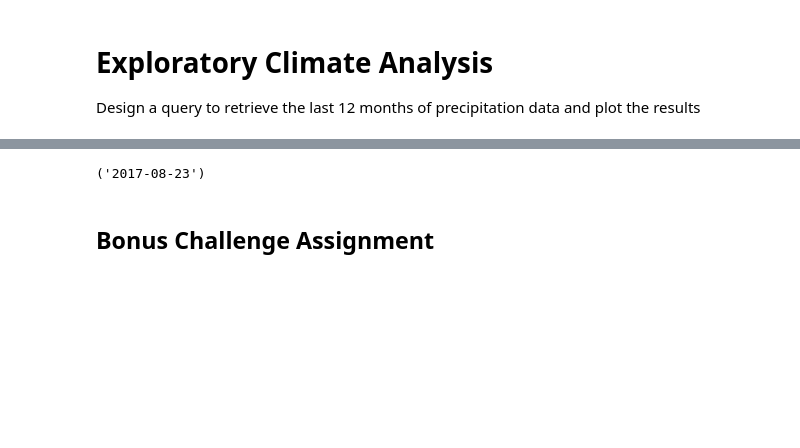
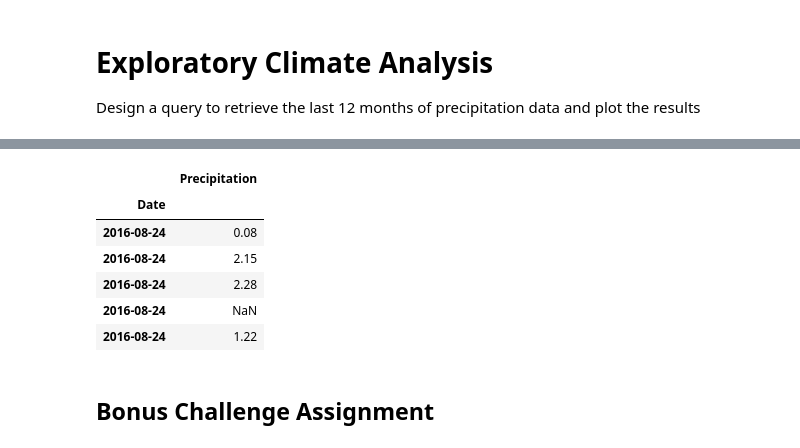
Before and after one commit to poojaisabelle/sqlalchemy-challenge, a Jupyter notebook: climate_starter.ipynb, the cells around one changed output, grey strips where cells are left out. Drawn from its saved outputs; the diff is of its cells as text; code cells hidden in the pictures; blank space fills up the shorter version.

Commit message:
Finished querying precipitation data and saving into pd dataframe for plotting

```diff
--- a/climate_starter.ipynb
+++ b/climate_starter.ipynb
@@ -73,7 +73,16 @@ session = Session(engine)
 
 Design a query to retrieve the last 12 months of precipitation data and plot the results
 # %%
-# Calculate the date 1 year ago from the last data point in the database
-last_year = session.query(measurement.date).order_by(measurement.date.desc()).first()
-last_year
+## Calculate the date 1 year ago from the last data point in the database
+
+# Last data point
+latest_date = session.query(measurement.date).order_by(measurement.date.desc()).first()
+
+# Convert the latest date into a datetime object
+latest_datetime = dt.datetime.strptime(latest_date[0], "%Y-%m-%d")
+print("latest_datetime =", latest_datetime)
+
+# Calculate the date 1 year ago from the latest date using dt.timedelta
+last_year = latest_datetime - dt.timedelta(days = 365)
+print("last_year =", last_year)
 # %% [output]
@@ -80,0 +91,9 @@ last_year
+# %%
+# Perform a query to retrieve the data and precipitation scores
+sel = [measurement.date, measurement.prcp]
+
+prcp_last_year = session.query(*sel).\
+    filter(measurement.date < latest_datetime).\
+    filter(measurement.date >= last_year).\
+    order_by(measurement.date).all()
+prcp_last_year
@@ -81,10 +118,15 @@ last_year
 # %%
-# Perform a query to retrieve the data and precipitation scores
-
 # Save the query results as a Pandas DataFrame and set the index to the date column
+prcp_df = pd.DataFrame(prcp_last_year, columns = ['Date', 'Precipitation'])
 
 # Sort the dataframe by date
-
-# Use Pandas Plotting with Matplotlib to plot the data
+prcp_df.set_index('Date', inplace = True)
+prcp_df.head()
 # %% [output]
-('2017-08-23')
+|  | Precipitation |
+| Date |  |
+| 2016-08-24 | 0.08 |
+| 2016-08-24 | 2.15 |
+| 2016-08-24 | 2.28 |
+| 2016-08-24 | NaN |
+| 2016-08-24 | 1.22 |
```
Also changed, not shown: parts of 3 cells of this notebook.
